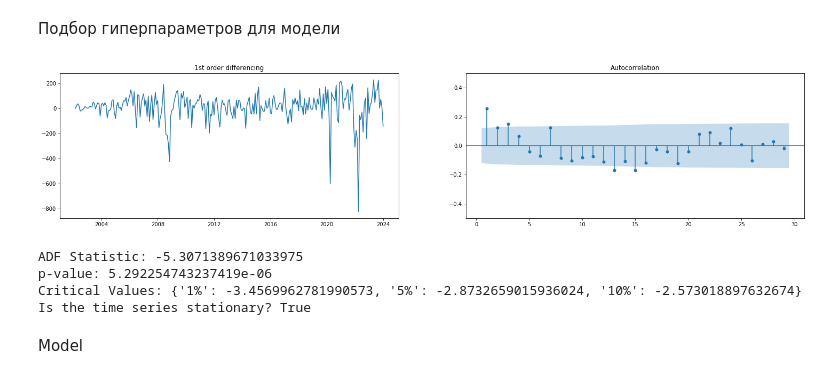
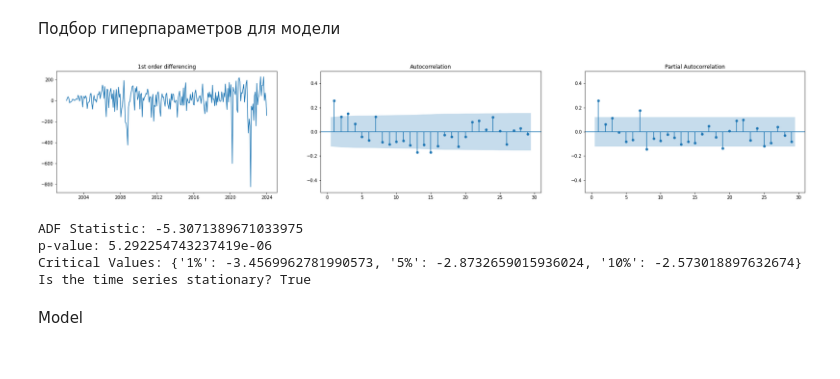
Before and after one commit to PaLashilo/PredictIMOEX, a Jupyter notebook: ARIMA.ipynb, the cells around one changed output. Drawn from its saved outputs; the diff is of its cells as text; code cells hidden in the pictures.

Commit message:
Change plot (version with catboost error)

```diff
--- a/ARIMA.ipynb
+++ b/ARIMA.ipynb
@@ -97,26 +96,31 @@ df.head(5)
 # %%
 # Проверка стационарности временного ряда через критерий Дики-Фуллера
 def test_stationarity(timeseries):
     result = adfuller(timeseries)
     print('ADF Statistic:', result[0])
     print('p-value:', result[1])
     print('Critical Values:', result[4])
     print('Is the time series stationary?', result[1] < 0.05)
 
-fig = plt.figure(figsize=(25, 5))
-ax1 = fig.add_subplot(121)
+fig = plt.figure(figsize=(30, 5))
+
+ax1 = fig.add_subplot(131)
 ax1.set_title('1st order differencing')
 ax1.plot(df.CLOSE.diff().dropna()) # создание стационарного временного ряда
 
-ax2 = fig.add_subplot(122)
+ax2 = fig.add_subplot(132)
 plot_acf(df.CLOSE.diff().dropna(), lags=[i for i in range(1, 30)], ax=ax2)
 ax2.set_ylim(-0.5, 0.5)
+
+ax3 = fig.add_subplot(133)
+plot_pacf(df.CLOSE.diff().dropna(), lags=[i for i in range(1, 30)], ax=ax3)
+ax3.set_ylim(-0.5, 0.5)
 plt.show()
 
 # Проверка стационарности временного ряда
 test_stationarity(df['CLOSE_diff'])
 # %% [output]
-[figure, old version]
+[figure, new version]
 ADF Statistic: -5.3071389671033975
 p-value: 5.292254743237419e-06
 Critical Values: {'1%': -3.4569962781990573, '5%': -2.8732659015936024, '10%': -2.573018897632674}
```
Also changed, not shown: parts of 11 cells of this notebook, 5 other files.
